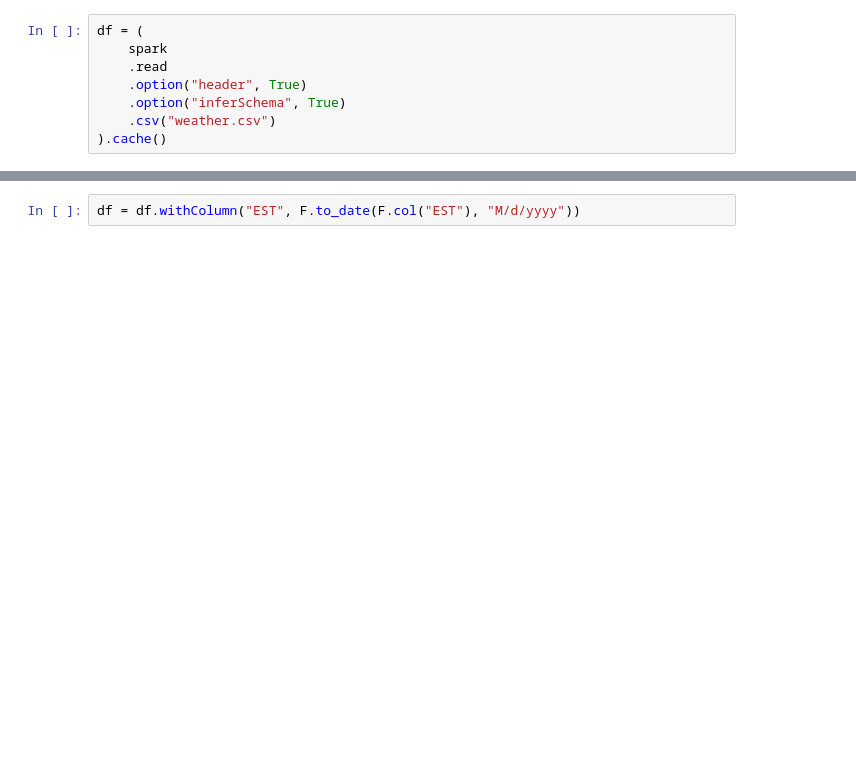
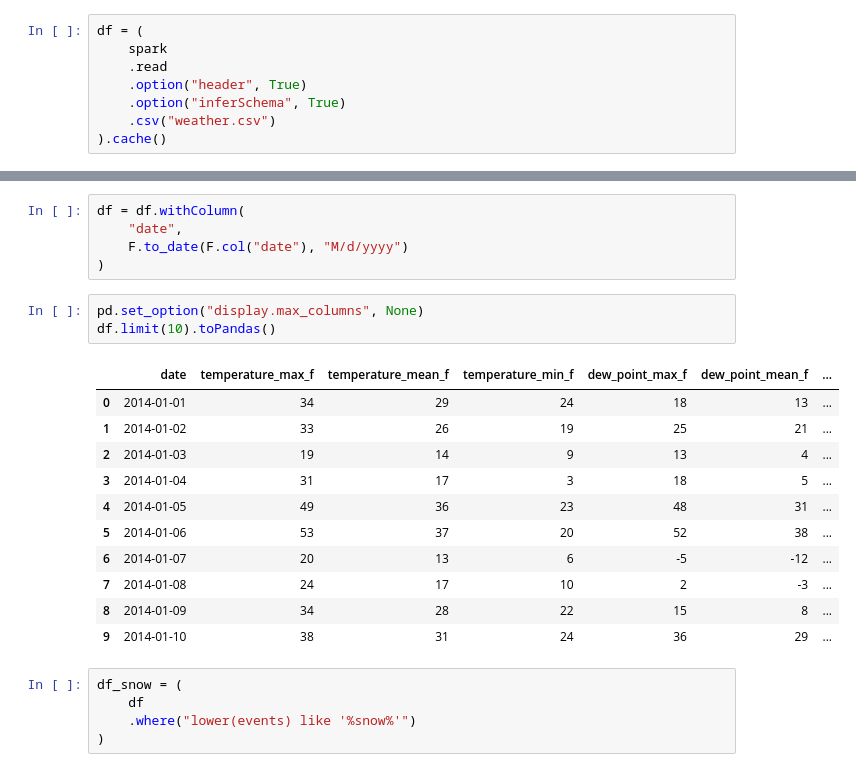
Before and after one commit to guidok91/jupyter-notebooks, a Jupyter notebook: notebooks/weather_analysis.ipynb, the cells around one changed output, grey strips where cells are left out. Saved outputs shown, nothing was run; the diff lists cells and outputs as text; blank space fills up the shorter version.

Commit message:
Standardise csv and filter snow events

```diff
--- a/notebooks/weather_analysis.ipynb
+++ b/notebooks/weather_analysis.ipynb
@@ -46,5 +45,28 @@ root
 # %%
-df = df.withColumn("EST", F.to_date(F.col("EST"), "M/d/yyyy"))
+df = df.withColumn(
+    "date",
+    F.to_date(F.col("date"), "M/d/yyyy")
+)
+# %%
+pd.set_option("display.max_columns", None)
+df.limit(10).toPandas()
+# %% [output]
+|  | date | temperature_max_f | temperature_mean_f | temperature_min_f | dew_point_max_f | dew_point_mean_f | ... |
+| 0 | 2014-01-01 | 34 | 29 | 24 | 18 | 13 | ... |
+| 1 | 2014-01-02 | 33 | 26 | 19 | 25 | 21 | ... |
+| 2 | 2014-01-03 | 19 | 14 | 9 | 13 | 4 | ... |
+| 3 | 2014-01-04 | 31 | 17 | 3 | 18 | 5 | ... |
+| 4 | 2014-01-05 | 49 | 36 | 23 | 48 | 31 | ... |
+| 5 | 2014-01-06 | 53 | 37 | 20 | 52 | 38 | ... |
+| 6 | 2014-01-07 | 20 | 13 | 6 | -5 | -12 | ... |
+| 7 | 2014-01-08 | 24 | 17 | 10 | 2 | -3 | ... |
+| 8 | 2014-01-09 | 34 | 28 | 22 | 15 | 8 | ... |
+| 9 | 2014-01-10 | 38 | 31 | 24 | 36 | 29 | ... |
+# %%
+df_snow = (
+    df
+    .where("lower(events) like '%snow%'")
+)
 # %%
 (
     df
```
Also changed, not shown: parts of 5 cells of this notebook, 1 other file.
